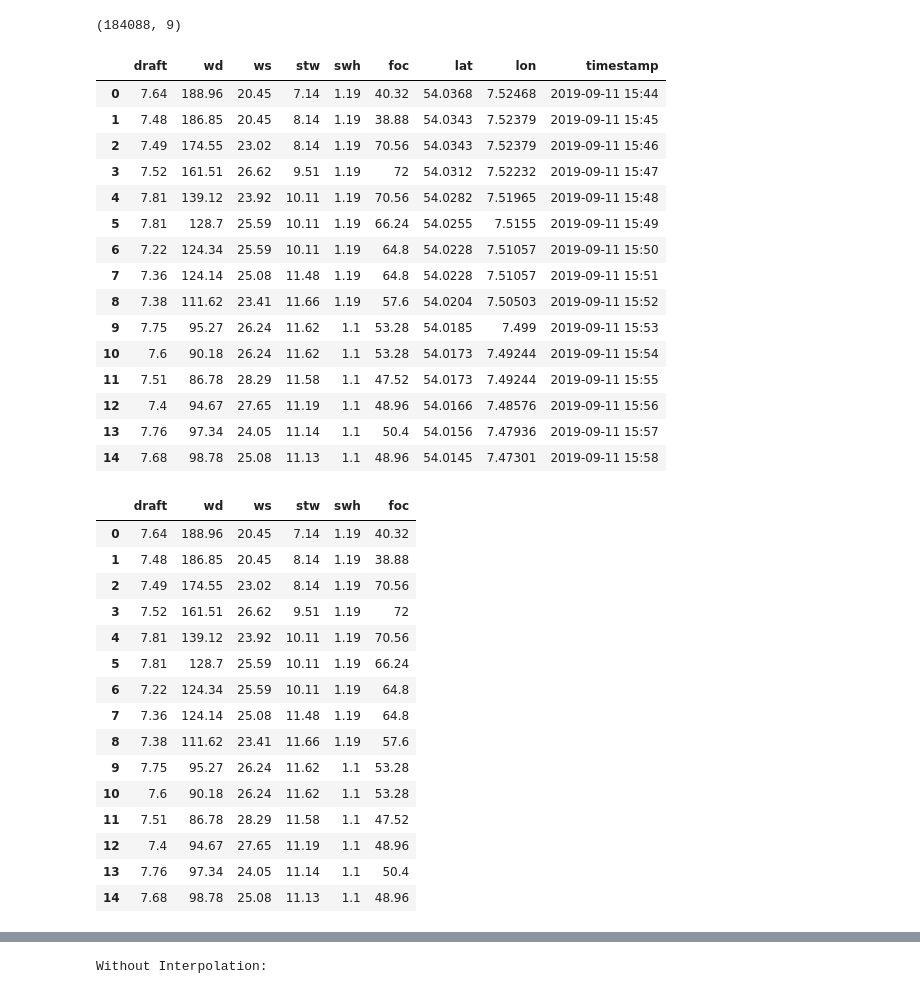
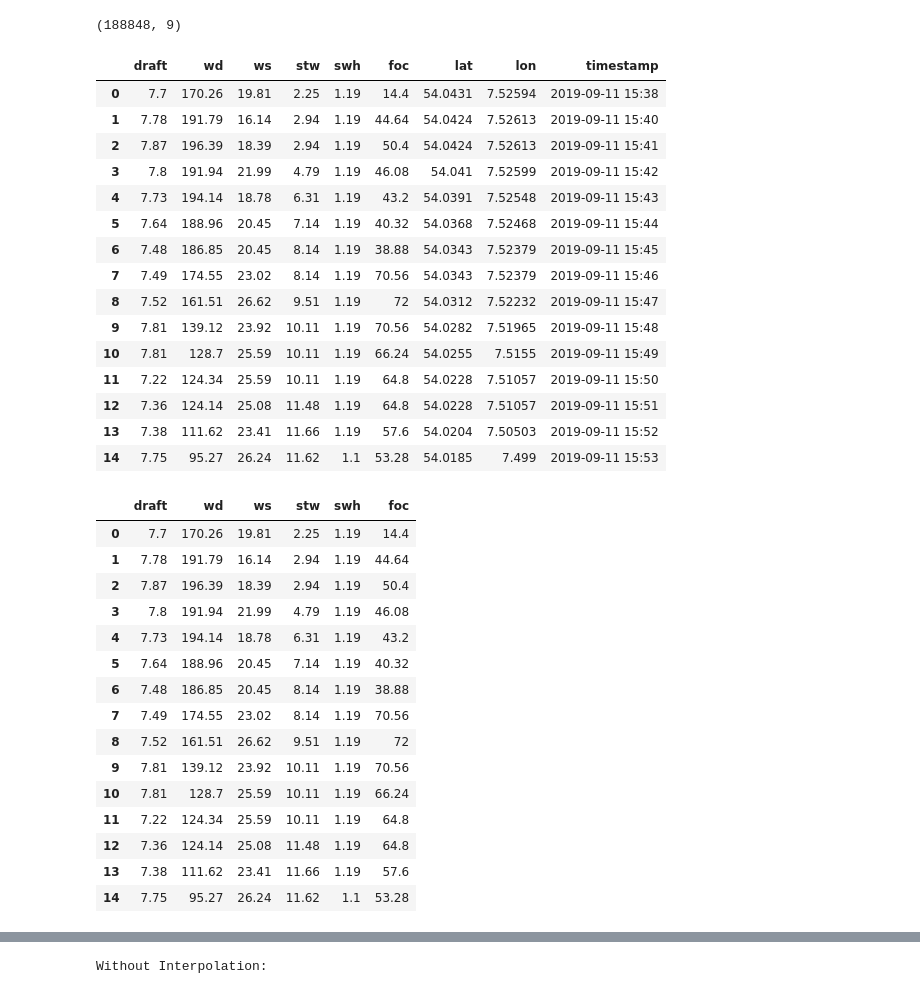
Before and after one commit to dimitris7892/notebooks, a Jupyter notebook: CompareConsumptionModels.ipynb, the cells around one changed output, grey strips where cells are left out. Drawn from its saved outputs; the diff is of its cells as text; code cells hidden in the pictures.

```diff
--- a/CompareConsumptionModels.ipynb
+++ b/CompareConsumptionModels.ipynb
@@ -38,62 +38,62 @@ import requests
 # %%
 sFile = './mappedDataNew.csv'
 data = pd.read_csv(sFile,sep=',').values
 
 data[:, 12] = np.round(data[:,12].astype(float),2)
 data[:, 8] = np.round(data[:,8].astype(float),2)
 ##knots to m/s
 wfS = data[:, 11].astype(float) / (1.944)
 data[:, 11] = np.round(wfS,2)
 
 #lt/min => MT/day
 data[:, 15] = ((data[:, 15]) / 1000)* 1440
 ##Build training data array
 
 trData = np.array(np.append(data[:,8].reshape(-1,1),np.asmatrix([data[:,10],data[:,11],data[:,12],data[:,22],(data[:,15]),data[:,26],data[:,27],data[:,0]]).T,axis=1))#.astype(float)#data[:,26],data[:,27]
-trData = np.array([k for k in trData if   float(k[2])>=0 and float(k[4])>=0 and float(k[3])>7 and float(k[5])>0  ])
+trData = np.array([k for k in trData if   float(k[2])>=0 and float(k[4])>=0 and float(k[3])>2 and float(k[5])>0  ])
 
 trData[:,8] = list(map(lambda s: s[:-3], trData[:,8]))
 d = {'draft': trData[:,0], 'wd': trData[:,1],'ws':trData[:,2],'stw':trData[:,3],'swh':trData[:,4],
      'foc':(trData[:,5]),'lat':trData[:,6],'lon':trData[:,7],'timestamp':trData[:,8] }
 df  = pd.DataFrame(d)
 print(trData.shape)
 df.head(15)
 # %% [output]
-(184088, 9)
+(188848, 9)
 |  | draft | wd | ws | stw | swh | foc | lat | lon | timestamp |
-| 0 | 7.64 | 188.96 | 20.45 | 7.14 | 1.19 | 40.32 | 54.0368 | 7.52468 | 2019-09-11 15:44 |
-| 1 | 7.48 | 186.85 | 20.45 | 8.14 | 1.19 | 38.88 | 54.0343 | 7.52379 | 2019-09-11 15:45 |
-| 2 | 7.49 | 174.55 | 23.02 | 8.14 | 1.19 | 70.56 | 54.0343 | 7.52379 | 2019-09-11 15:46 |
-| 3 | 7.52 | 161.51 | 26.62 | 9.51 | 1.19 | 72 | 54.0312 | 7.52232 | 2019-09-11 15:47 |
-| 4 | 7.81 | 139.12 | 23.92 | 10.11 | 1.19 | 70.56 | 54.0282 | 7.51965 | 2019-09-11 15:48 |
-| 5 | 7.81 | 128.7 | 25.59 | 10.11 | 1.19 | 66.24 | 54.0255 | 7.5155 | 2019-09-11 15:49 |
-| 6 | 7.22 | 124.34 | 25.59 | 10.11 | 1.19 | 64.8 | 54.0228 | 7.51057 | 2019-09-11 15:50 |
-| 7 | 7.36 | 124.14 | 25.08 | 11.48 | 1.19 | 64.8 | 54.0228 | 7.51057 | 2019-09-11 15:51 |
-| 8 | 7.38 | 111.62 | 23.41 | 11.66 | 1.19 | 57.6 | 54.0204 | 7.50503 | 2019-09-11 15:52 |
-| 9 | 7.75 | 95.27 | 26.24 | 11.62 | 1.1 | 53.28 | 54.0185 | 7.499 | 2019-09-11 15:53 |
-| 10 | 7.6 | 90.18 | 26.24 | 11.62 | 1.1 | 53.28 | 54.0173 | 7.49244 | 2019-09-11 15:54 |
-| 11 | 7.51 | 86.78 | 28.29 | 11.58 | 1.1 | 47.52 | 54.0173 | 7.49244 | 2019-09-11 15:55 |
-| 12 | 7.4 | 94.67 | 27.65 | 11.19 | 1.1 | 48.96 | 54.0166 | 7.48576 | 2019-09-11 15:56 |
-| 13 | 7.76 | 97.34 | 24.05 | 11.14 | 1.1 | 50.4 | 54.0156 | 7.47936 | 2019-09-11 15:57 |
-| 14 | 7.68 | 98.78 | 25.08 | 11.13 | 1.1 | 48.96 | 54.0145 | 7.47301 | 2019-09-11 15:58 |
+| 0 | 7.7 | 170.26 | 19.81 | 2.25 | 1.19 | 14.4 | 54.0431 | 7.52594 | 2019-09-11 15:38 |
+| 1 | 7.78 | 191.79 | 16.14 | 2.94 | 1.19 | 44.64 | 54.0424 | 7.52613 | 2019-09-11 15:40 |
+| 2 | 7.87 | 196.39 | 18.39 | 2.94 | 1.19 | 50.4 | 54.0424 | 7.52613 | 2019-09-11 15:41 |
+| 3 | 7.8 | 191.94 | 21.99 | 4.79 | 1.19 | 46.08 | 54.041 | 7.52599 | 2019-09-11 15:42 |
+| 4 | 7.73 | 194.14 | 18.78 | 6.31 | 1.19 | 43.2 | 54.0391 | 7.52548 | 2019-09-11 15:43 |
+| 5 | 7.64 | 188.96 | 20.45 | 7.14 | 1.19 | 40.32 | 54.0368 | 7.52468 | 2019-09-11 15:44 |
+| 6 | 7.48 | 186.85 | 20.45 | 8.14 | 1.19 | 38.88 | 54.0343 | 7.52379 | 2019-09-11 15:45 |
+| 7 | 7.49 | 174.55 | 23.02 | 8.14 | 1.19 | 70.56 | 54.0343 | 7.52379 | 2019-09-11 15:46 |
+| 8 | 7.52 | 161.51 | 26.62 | 9.51 | 1.19 | 72 | 54.0312 | 7.52232 | 2019-09-11 15:47 |
+| 9 | 7.81 | 139.12 | 23.92 | 10.11 | 1.19 | 70.56 | 54.0282 | 7.51965 | 2019-09-11 15:48 |
+| 10 | 7.81 | 128.7 | 25.59 | 10.11 | 1.19 | 66.24 | 54.0255 | 7.5155 | 2019-09-11 15:49 |
+| 11 | 7.22 | 124.34 | 25.59 | 10.11 | 1.19 | 64.8 | 54.0228 | 7.51057 | 2019-09-11 15:50 |
+| 12 | 7.36 | 124.14 | 25.08 | 11.48 | 1.19 | 64.8 | 54.0228 | 7.51057 | 2019-09-11 15:51 |
+| 13 | 7.38 | 111.62 | 23.41 | 11.66 | 1.19 | 57.6 | 54.0204 | 7.50503 | 2019-09-11 15:52 |
+| 14 | 7.75 | 95.27 | 26.24 | 11.62 | 1.1 | 53.28 | 54.0185 | 7.499 | 2019-09-11 15:53 |
 # %%
 dfNew = df.iloc[:, : 6]
 trData = dfNew.values
 dfNew.head(15)
 # %% [output]
 |  | draft | wd | ws | stw | swh | foc |
-| 0 | 7.64 | 188.96 | 20.45 | 7.14 | 1.19 | 40.32 |
-| 1 | 7.48 | 186.85 | 20.45 | 8.14 | 1.19 | 38.88 |
-| 2 | 7.49 | 174.55 | 23.02 | 8.14 | 1.19 | 70.56 |
-| 3 | 7.52 | 161.51 | 26.62 | 9.51 | 1.19 | 72 |
-| 4 | 7.81 | 139.12 | 23.92 | 10.11 | 1.19 | 70.56 |
-| 5 | 7.81 | 128.7 | 25.59 | 10.11 | 1.19 | 66.24 |
-| 6 | 7.22 | 124.34 | 25.59 | 10.11 | 1.19 | 64.8 |
-| 7 | 7.36 | 124.14 | 25.08 | 11.48 | 1.19 | 64.8 |
-| 8 | 7.38 | 111.62 | 23.41 | 11.66 | 1.19 | 57.6 |
-| 9 | 7.75 | 95.27 | 26.24 | 11.62 | 1.1 | 53.28 |
-| 10 | 7.6 | 90.18 | 26.24 | 11.62 | 1.1 | 53.28 |
-| 11 | 7.51 | 86.78 | 28.29 | 11.58 | 1.1 | 47.52 |
-| 12 | 7.4 | 94.67 | 27.65 | 11.19 | 1.1 | 48.96 |
-| 13 | 7.76 | 97.34 | 24.05 | 11.14 | 1.1 | 50.4 |
-| 14 | 7.68 | 98.78 | 25.08 | 11.13 | 1.1 | 48.96 |
+| 0 | 7.7 | 170.26 | 19.81 | 2.25 | 1.19 | 14.4 |
+| 1 | 7.78 | 191.79 | 16.14 | 2.94 | 1.19 | 44.64 |
+| 2 | 7.87 | 196.39 | 18.39 | 2.94 | 1.19 | 50.4 |
+| 3 | 7.8 | 191.94 | 21.99 | 4.79 | 1.19 | 46.08 |
+| 4 | 7.73 | 194.14 | 18.78 | 6.31 | 1.19 | 43.2 |
+| 5 | 7.64 | 188.96 | 20.45 | 7.14 | 1.19 | 40.32 |
+| 6 | 7.48 | 186.85 | 20.45 | 8.14 | 1.19 | 38.88 |
+| 7 | 7.49 | 174.55 | 23.02 | 8.14 | 1.19 | 70.56 |
+| 8 | 7.52 | 161.51 | 26.62 | 9.51 | 1.19 | 72 |
+| 9 | 7.81 | 139.12 | 23.92 | 10.11 | 1.19 | 70.56 |
+| 10 | 7.81 | 128.7 | 25.59 | 10.11 | 1.19 | 66.24 |
+| 11 | 7.22 | 124.34 | 25.59 | 10.11 | 1.19 | 64.8 |
+| 12 | 7.36 | 124.14 | 25.08 | 11.48 | 1.19 | 64.8 |
+| 13 | 7.38 | 111.62 | 23.41 | 11.66 | 1.19 | 57.6 |
+| 14 | 7.75 | 95.27 | 26.24 | 11.62 | 1.1 | 53.28 |
```
Also changed, not shown: parts of 4 cells of this notebook.
